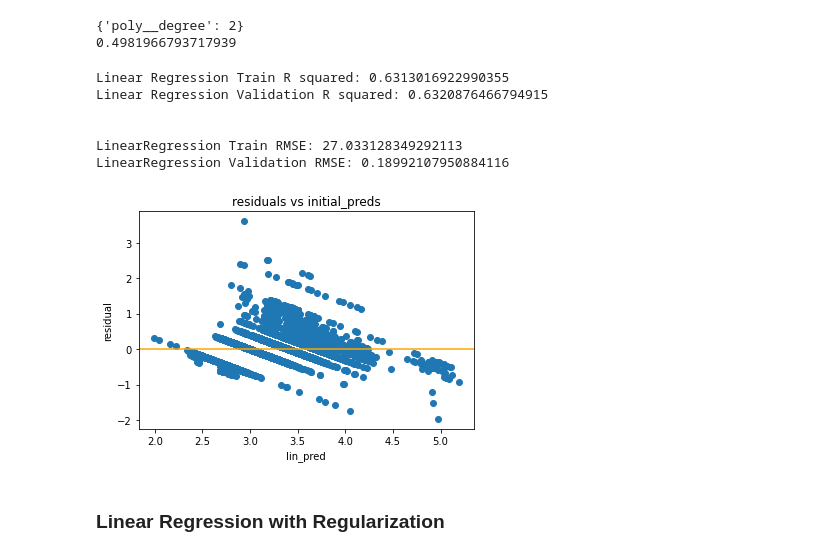
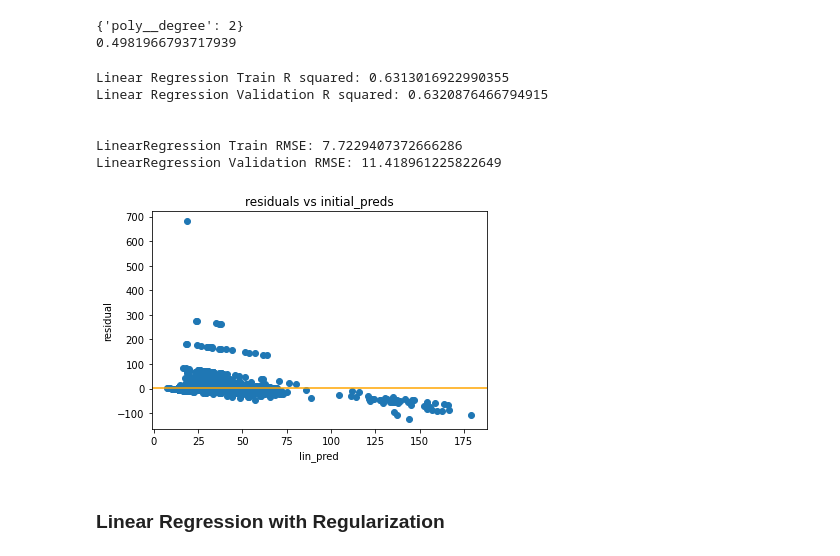
Before and after one commit to LewisDaDude/Project-4, a Jupyter notebook: code/03_Modeling.ipynb, the cells around one changed output. Cells and saved outputs as stored; diff of their text form; code cells hidden in the pictures.

```diff
--- a/code/03_Modeling.ipynb
+++ b/code/03_Modeling.ipynb
@@ -697,8 +697,8 @@ GridSearchCV(estimator=Pipeline(steps=[('poly', PolynomialFeatures()),
                                        ('lr', LinearRegression())]),
              n_jobs=-1, param_grid=[{'poly__degree': [2]}])
 # %%
-linear_train_preds = lr_gs.predict(X_env_train)
-linear_val_preds = lr_gs.predict(X_env_val)
+linenv_train_preds = lr_gs.predict(X_env_train)
+linenv_val_preds = lr_gs.predict(X_env_val)
 print(lr_gs.best_params_)
 print(lr_gs.best_score_)
 # %% [output]
@@ -710,12 +710,12 @@ print('Linear Regression Validation R squared:', lr_gs.score(X_env_val, y_val_lo
 
 print('\n')
 
-print('LinearRegression Train RMSE:', mean_squared_error(y_train, linear_train_preds, squared = False))
-print('LinearRegression Validation RMSE:', mean_squared_error(y_val_log, linear_val_preds, squared = False))
+print('LinearRegression Train RMSE:', mean_squared_error(y_train, np.exp(linenv_train_preds), squared = False))
+print('LinearRegression Validation RMSE:', mean_squared_error(y_val, np.exp(linenv_val_preds), squared = False))
 # %% [output]
 Linear Regression Train R squared: 0.6313016922990355
 Linear Regression Validation R squared: 0.6320876466794915
 
 
-LinearRegression Train RMSE: 27.033128349292113
-LinearRegression Validation RMSE: 0.18992107950884116
+LinearRegression Train RMSE: 7.7229407372666286
+LinearRegression Validation RMSE: 11.418961225822649
@@ -725,12 +722,12 @@ linear_val_preds = lr_gs.predict(X_env_val)
 # %%
-residuals = y_train_log - linear_train_preds
+residuals = y_train - np.exp(linenv_train_preds)
 plt.title('residuals vs initial_preds')
 plt.xlabel('lin_pred')
 plt.ylabel('residual')
-plt.scatter(linear_train_preds, residuals);
+plt.scatter(np.exp(linenv_train_preds), residuals);
 plt.axhline(residuals.mean(), color = 'orange');
 # %% [output]
-[figure, old version]
+[figure, new version]
 # %% [markdown]
 ### Linear Regression with Regularization
 # %%
```
Also changed, not shown: parts of 22 cells of this notebook.
